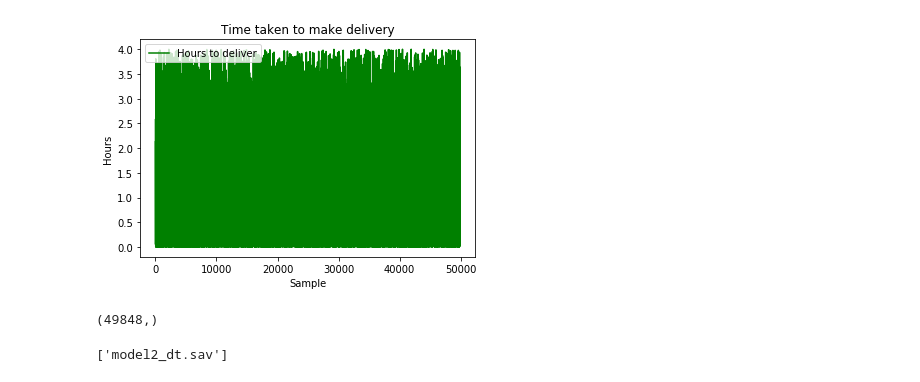
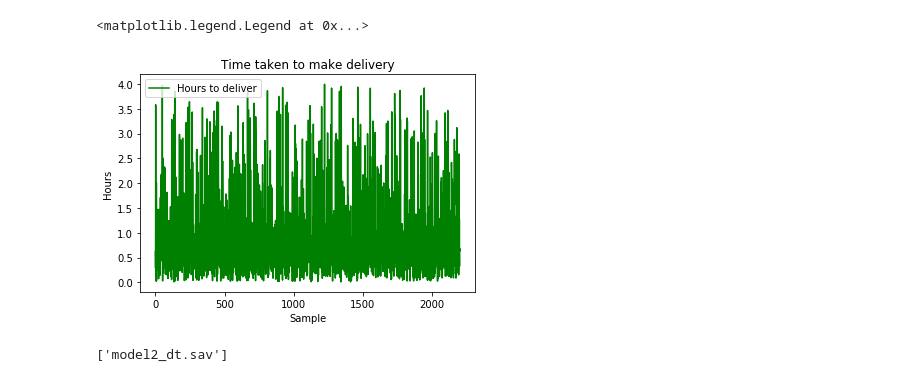
Before and after one commit to abu-rayyan/DeliveryTimePrediction, a Jupyter notebook: Ipynb_files/model2_dt.ipynb, the cells around one changed output. Saved outputs shown, nothing was run; the diff lists cells and outputs as text; code cells hidden in the pictures.

```diff
--- a/Ipynb_files/model2_dt.ipynb
+++ b/Ipynb_files/model2_dt.ipynb
@@ -17,7 +17,7 @@ def get_time(x, c1, c2):     #find the difference between two date columns of da
     overall_hours = days_to_hours + diff_btw_two_times
     return overall_hours
 # %%
-file = 'CF Data For ML - OCT 2018_OrgID.xlsx'
+file = 'delivery_new_nov_2018.xlsx'
 data = pd.ExcelFile(file)
 df = data.parse('Order History_1')
 # %%
@@ -29,28 +29,24 @@ timestamp_info = pd.DataFrame(columns=['Created Time', 'Biker Assigned Time'])
 timestamp_info[col_names] = df[col_names].apply(pd.to_datetime, format='%Y-%m-%d %H:%M:%S.%f')
 info_taken = pd.DataFrame()
 #info_taken['Hours2assign']= df.apply(get_time,c1='Created Time', c2='Biker Assigned Time', axis=1)
-info_taken['Hours2deliver']= df.apply(get_time, c1='Biker Assigned Time', c2='Delivered Time', axis=1)
+df['Hours2deliver']= df.apply(get_time, c1='Biker Assigned Time', c2='Delivered Time', axis=1)
 #df['BikerID'], levels = pd.factorize(df['Biker'])
-info_taken['BikerID'] = df['Biker Code']
-info_taken['LocationCode']= df['Location Code']
-info_taken['PendingOrderByBiker'] = df['Orders in Progress for Biker']
-info_taken['PendingOrdersLocationWise']= df['Total Orders to Assign']
-info_taken['Qty'] = df['Qty']
+df['PendingOrderByBiker'] = df['Orders in Progress for Biker']
+df['PendingOrdersLocationWise']= df['Total Orders to Assign']
+df['LocationCode'], levels = pd.factorize(df['Location Code'])
+df['BikerCode'], levels = pd.factorize(df['Biker Code'])
+df['CustomerCode'], levels = pd.factorize(df['Customer Code'])
 # %%
-rm_grtr_4 =  info_taken['Hours2deliver'] > 4
-info_taken = info_taken[~rm_grtr_4]
-rm_neg = info_taken['Hours2deliver'] < 0
-info_taken= info_taken[~rm_neg]
+rm_grtr_4 =  df['Hours2deliver'] > 4
+info_taken = df[~rm_grtr_4]
 plt.plot(info_taken['Hours2deliver'].values, color= 'green', label= 'Hours to deliver') # p
 plt.ylabel('Hours')
 plt.xlabel('Sample')
 plt.title('Time taken to make delivery')
 plt.legend()
-plt.show()
-rm_neg.shape
 # %% [output]
+<matplotlib.legend.Legend at 0x...>
-[figure, old version]
+[figure, new version]
-(49848,)
 # %%
 #df = df [~rm_grtr_4]
 #df = df[~rm_neg]
```
Also changed, not shown: parts of 12 cells of this notebook, 20 other files.
